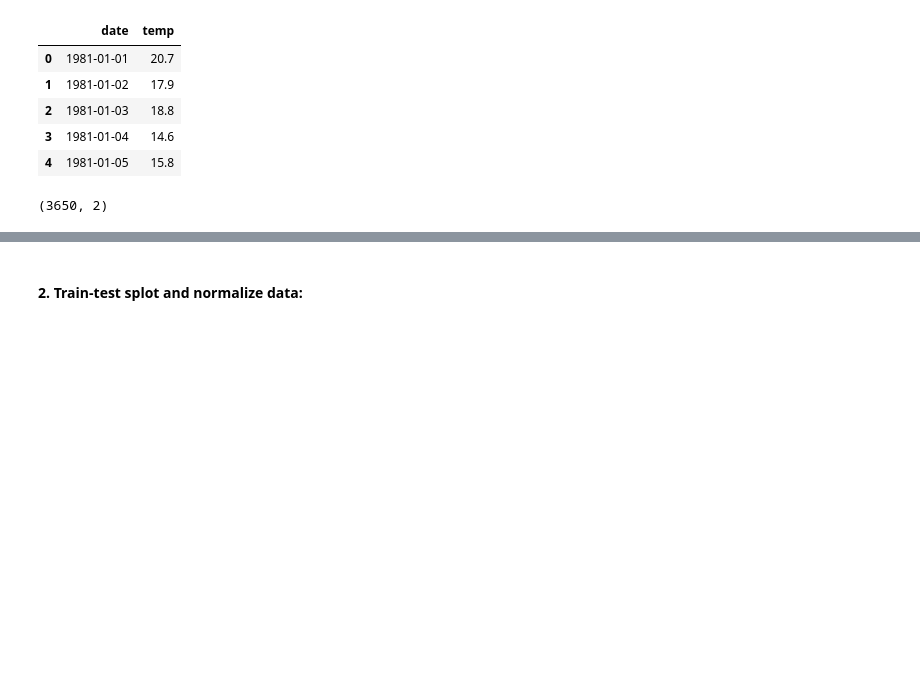
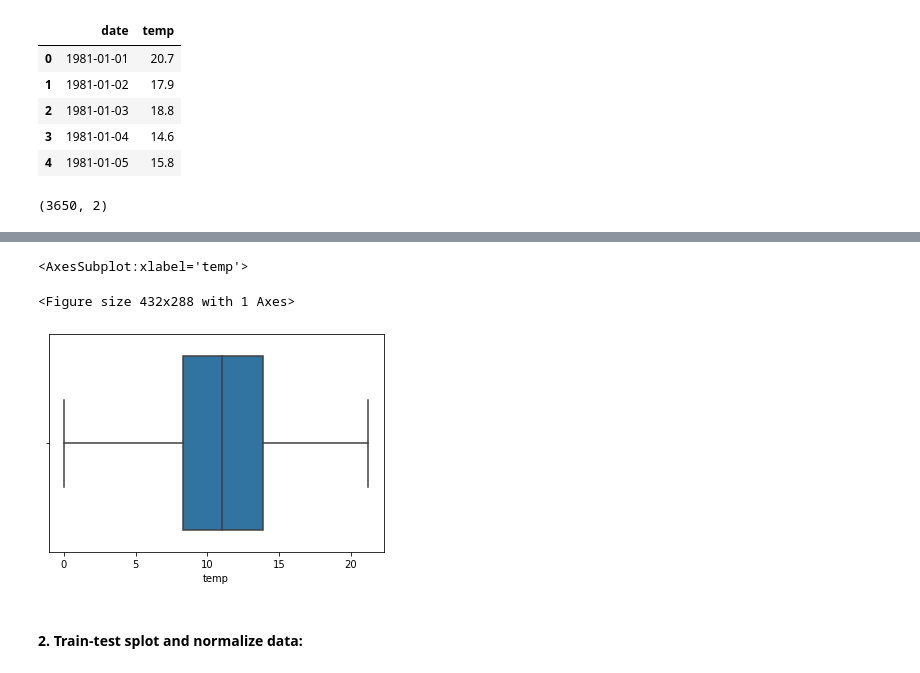
Before and after one commit to magistery-tps/time-series-tp, a Jupyter notebook: notebooks/prediction-next_output.ipynb, the cells around one changed output, grey strips where cells are left out. Drawn from its saved outputs; the diff is of its cells as text; code cells hidden in the pictures; blank space fills up the shorter version.

```diff
--- a/notebooks/prediction-next_output.ipynb
+++ b/notebooks/prediction-next_output.ipynb
@@ -147,3 +169,9 @@ dataset.shape
+# %%
+sns.boxplot(dataset[VARIABLE])
+# %% [output]
+<AxesSubplot:xlabel='temp'>
+<Figure size 432x288 with 1 Axes>
+[figure, added]
 # %% [markdown]
 #### 2. Train-test splot and normalize data:
 # %%
```
Also changed, not shown: parts of 16 cells of this notebook, 2 other files.
